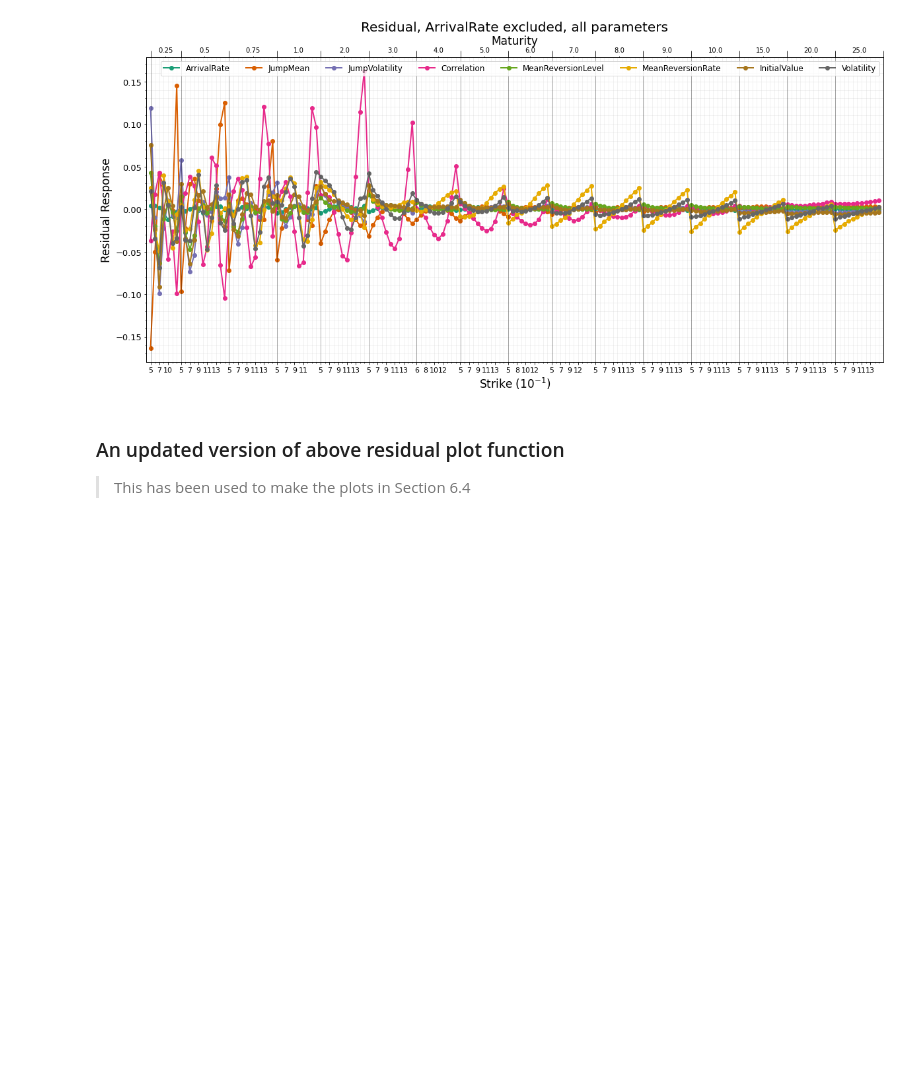
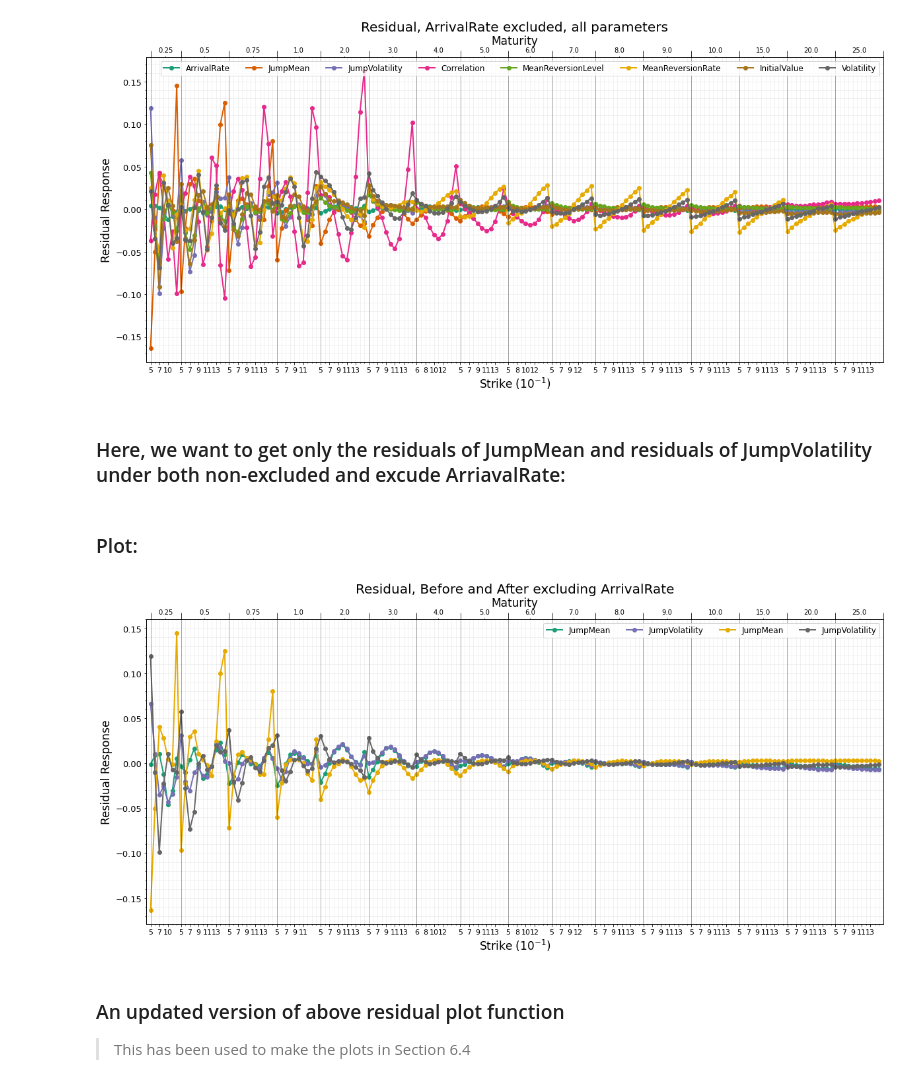
Before and after one commit to RogerCai956/FinalDissertation, a Jupyter notebook: Final submission.ipynb, the cells around one changed output. Drawn from its saved outputs; the diff is of its cells as text; code cells hidden in the pictures; blank space fills up the shorter version.

```diff
--- a/Final submission.ipynb
+++ b/Final submission.ipynb
@@ -1193,3 +1193,14 @@ exclude_ArrivalRate_residual, exclude_ArrivalRate_norm = Get_Residual_Norm('Arri
 Risidual_Plot(residual=exclude_ArrivalRate_residual, exclude='ArrivalRate')
 # %% [output]
 [figure]
+# %% [markdown]
+### Here, we want to get only the residuals of JumpMean and residuals of JumpVolatility under both non-excluded and excude ArriavalRate:
+# %%
+All_residual = residual.copy()
+ArrivalRate_excluded_residual = exclude_ArrivalRate_residual.copy()
+a_temp = pd.concat([All_residual.loc[:,['JumpMean', 'JumpVolatility']], ArrivalRate_excluded_residual.loc[:,['JumpMean', 'JumpVolatility']]], axis=1)
+a_temp = pd.concat([a,ArrivalRate_excluded_residual.iloc[:, -2:]],axis=1)
+a_temp.columns = ['JumpMean (noexclude)', 'JumpVolatility (noexclude)', 'JumpMean (exclude_ArrivalRate)', 'JumpVolatility (exclude_ArrivalRate)', 'Strike', 'Maturity']
+a_temp
+# %% [markdown]
+### Plot:
@@ -1196,3 +1257,7 @@ Risidual_Plot(residual=exclude_ArrivalRate_residual, exclude='ArrivalRate')
+# %%
+Risidual_Plot_temp(residual=a_temp)
+# %% [output]
+[figure, added]
 # %% [markdown]
 ### An updated version of above residual plot function
 > This has been used to make the plots in Section 6.4
```
Also changed, not shown: parts of 1 cell of this notebook.
